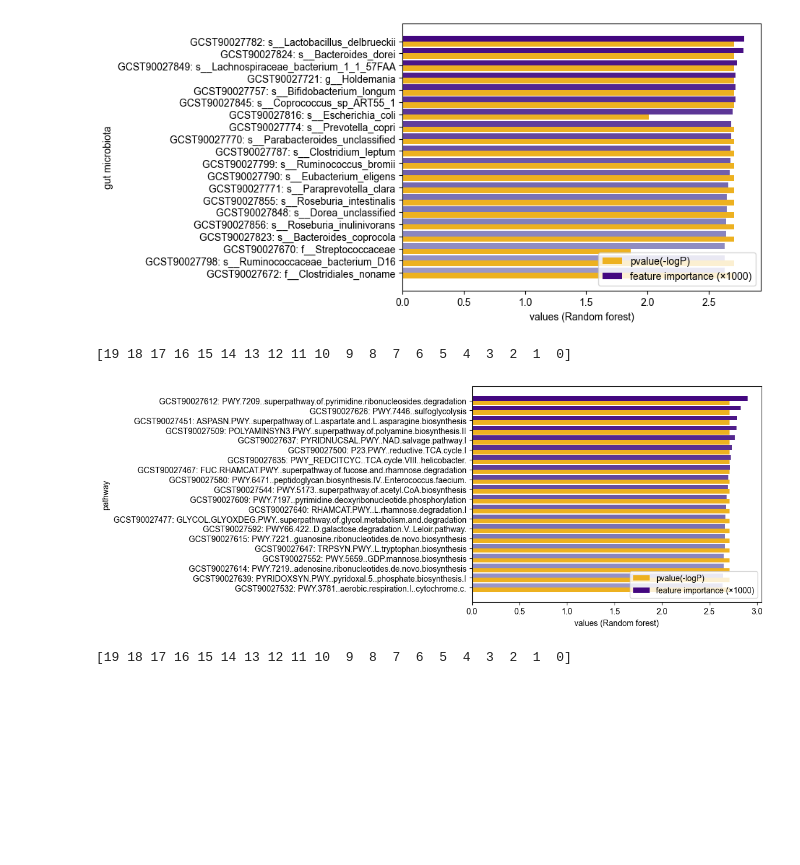
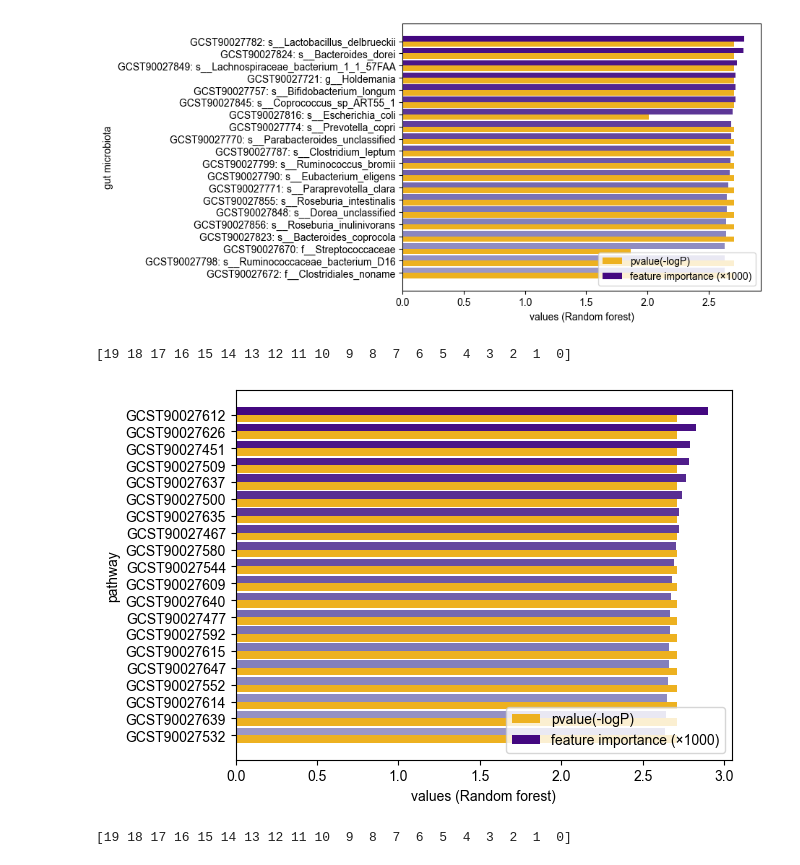
Before and after one commit to Liuzhe30/ukb_anxiety_prs, a Jupyter notebook: case-control/PRS-analysis-Summaryplot.ipynb, the cells around one changed output. Cells and saved outputs as stored; diff of their text form; code cells hidden in the pictures; blank space fills up the shorter version.

```diff
--- a/case-control/PRS-analysis-Summaryplot.ipynb
+++ b/case-control/PRS-analysis-Summaryplot.ipynb
@@ -66,7 +66,8 @@ name_list = []
 pval_list = []
 imp_list = []
 for item in DT_dict_pathway:
-    name_list.append("GCST90027" + DT_dict_pathway[item]['index'] + ": " + DT_dict_pathway[item]['name'])
+    #name_list.append("GCST90027" + DT_dict_pathway[item]['index'] + ": " + DT_dict_pathway[item]['name'])
+    name_list.append("GCST90027" + DT_dict_pathway[item]['index'])
     pval_list.append(float(DT_dict_pathway[item]['pvalue(-logP)']))
     imp_list.append(DT_dict_pathway[item]['feature importance']*10000)
 
@@ -125,34 +126,35 @@ plt.show()
 # %%
 # RF pathway
 name_list = []
 pval_list = []
 imp_list = []
 for item in RF_dict_pathway:
-    name_list.append("GCST90027" + RF_dict_pathway[item]['index'] + ": " + RF_dict_pathway[item]['name'])
+    #name_list.append("GCST90027" + RF_dict_pathway[item]['index'] + ": " + RF_dict_pathway[item]['name'])
+    name_list.append("GCST90027" + RF_dict_pathway[item]['index'])
     pval_list.append(float(RF_dict_pathway[item]['pvalue(-logP)']))
     imp_list.append(RF_dict_pathway[item]['feature importance']*1000)
 
 bar_width = 0.45
 x = np.arange(20)[::-1]
 pal = sns.color_palette("Purples",40)
 pal2 = sns.color_palette("Greens_d",20)
 rank = np.arange(20)[::-1]
 print(rank)
 
 #ax = sns.barplot(y=x, x=gut_imp_list, label="feature importance (×1000)", palette=np.array(pal)[rank], orient='h')
 #ax = sns.barplot(y=x+bar_width, x=gut_pval_list, label="pvalue(-logP)", palette=np.array(pal2)[rank], orient='h')
 plt.barh(x, pval_list, bar_width, align="center", label="pvalue(-logP)", color='#EDB120')
 plt.barh(x+bar_width, imp_list, bar_width, align="center", label="feature importance (×1000)", color=np.array(pal)[rank+20])
 
 plt.xlabel("values (Random forest)")
 plt.ylabel("pathway")
 plt.legend(loc = 4)
 plt.yticks(x + bar_width / 2, name_list)
 plt.savefig("figures/RF-pathway.png",dpi=300,bbox_inches = 'tight')
 plt.show()
 # %% [output]
 [19 18 17 16 15 14 13 12 11 10  9  8  7  6  5  4  3  2  1  0]
-[figure, old version]
+[figure, new version]
 # %%
 # XGB gut
 name_list = []
```
Also changed, not shown: parts of 3 cells of this notebook, 4 other files.
